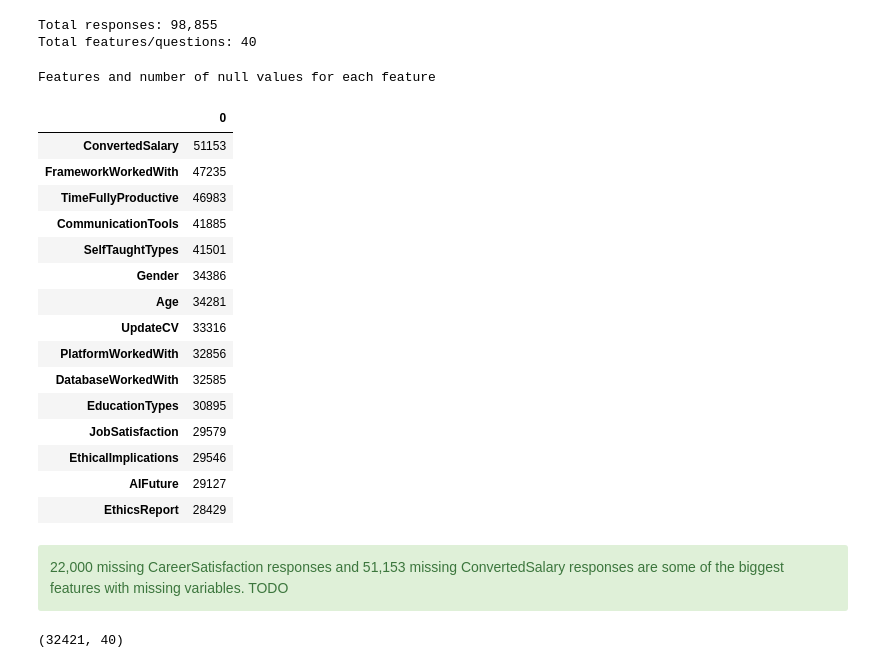
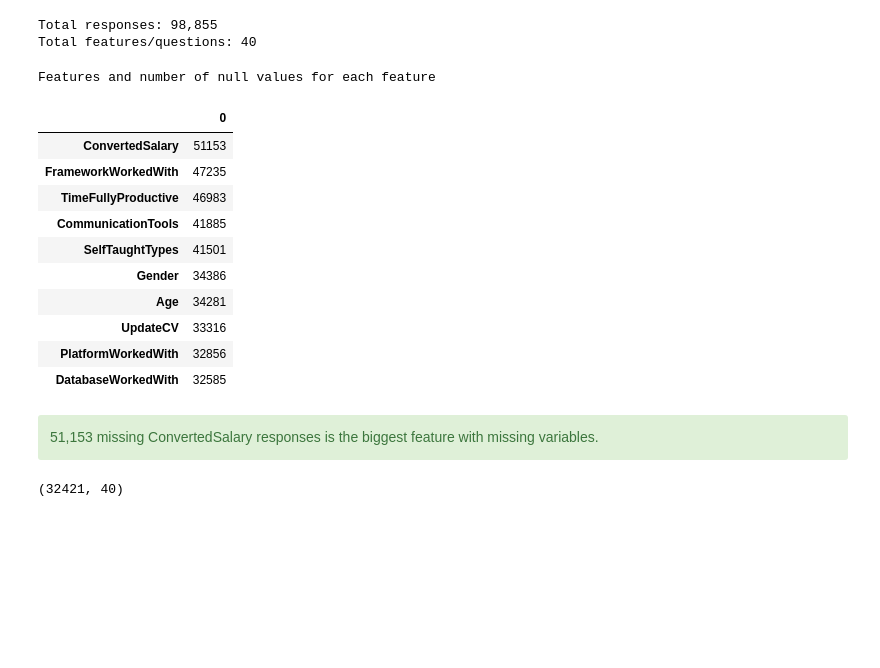
Before and after one commit to nitishvj/Capstone-1-Developers-Survey-Analysis, a Jupyter notebook: Capstone 1.ipynb, the cells around one changed output. Cells and saved outputs as stored; diff of their text form; code cells hidden in the pictures; blank space fills up the shorter version.

```diff
--- a/Capstone 1.ipynb
+++ b/Capstone 1.ipynb
@@ -72,27 +66,22 @@ print('Total responses: {:,}'.format(data.shape[0]));print('Total features/quest
 Total responses: 98,855
 Total features/questions: 40
 # %%
-pd.DataFrame(data.isnull().sum().sort_values(ascending=False)).head(15).style.set_caption("Features and number of null values for each feature") # Num of null values in each column
+pd.DataFrame(data.isnull().sum().sort_values(ascending=False)).head(10).style.set_caption("Features and number of null values for each feature") # Num of null values in each column
 # %% [output]
 Features and number of null values for each feature
 |  | 0 |
 | ConvertedSalary | 51153 |
 | FrameworkWorkedWith | 47235 |
 | TimeFullyProductive | 46983 |
 | CommunicationTools | 41885 |
 | SelfTaughtTypes | 41501 |
 | Gender | 34386 |
 | Age | 34281 |
 | UpdateCV | 33316 |
 | PlatformWorkedWith | 32856 |
 | DatabaseWorkedWith | 32585 |
-| EducationTypes | 30895 |
-| JobSatisfaction | 29579 |
-| EthicalImplications | 29546 |
-| AIFuture | 29127 |
-| EthicsReport | 28429 |
 # %% [markdown]
 <div class="span5 alert alert-success">
-22,000 missing CareerSatisfaction responses and 51,153 missing ConvertedSalary responses are some of the biggest features with missing variables. TODO
+51,153 missing ConvertedSalary responses is the biggest feature with missing variables.
 </div>
 # %%
```
Also changed, not shown: parts of 78 cells of this notebook.
